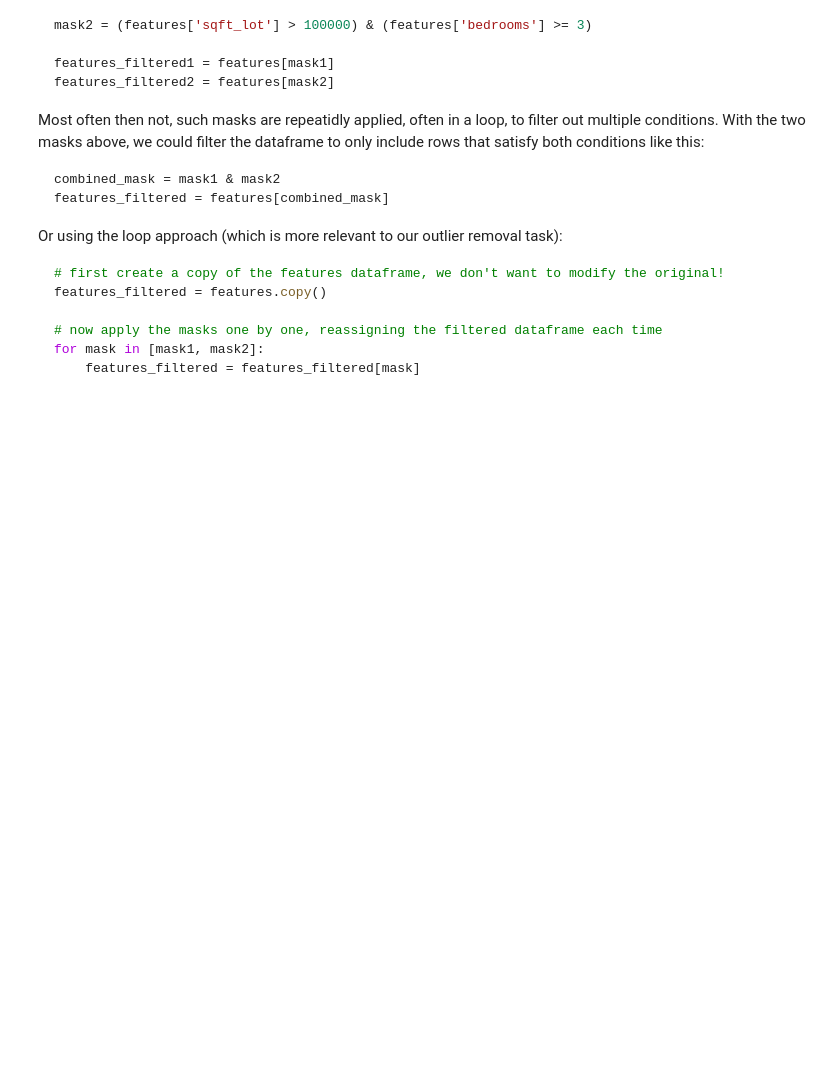
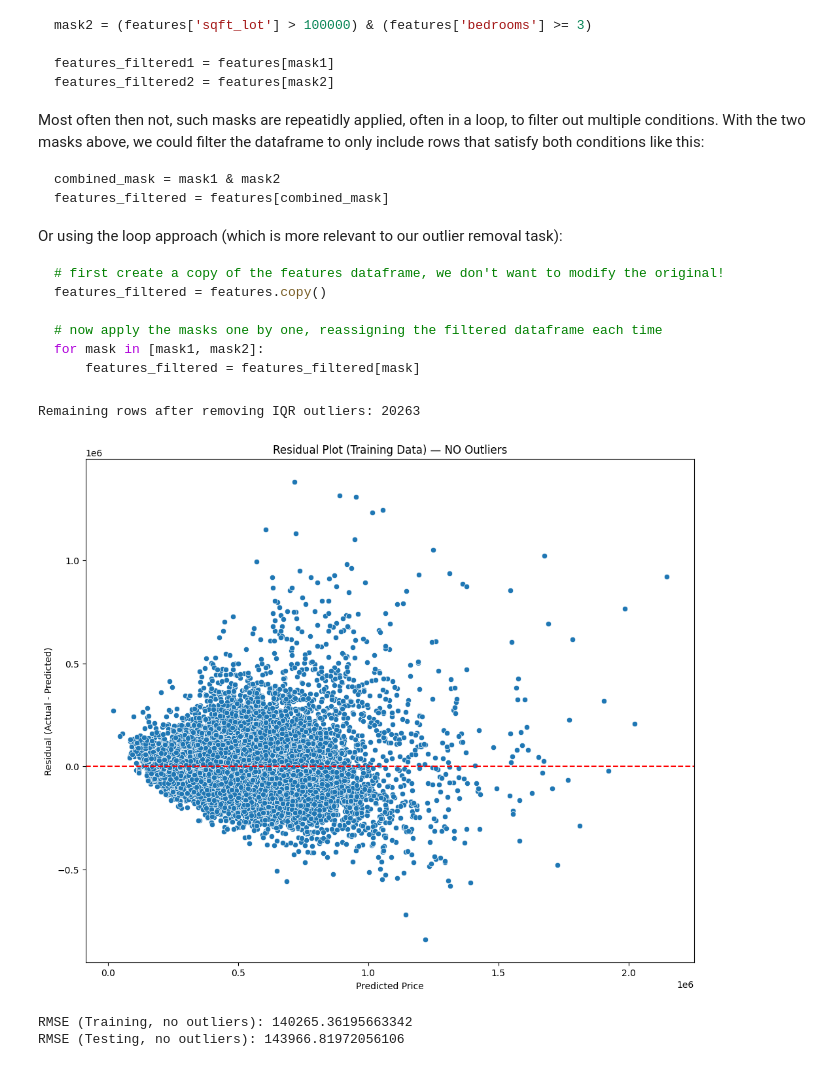
Before and after one commit to hoagson2309/concac3cm, a Jupyter notebook: Year 2/Quarter 2/Machine Learning/assignment_week_2/week_2.ipynb, the cells around one changed output. Saved outputs shown, nothing was run; the diff lists cells and outputs as text; code cells hidden in the pictures; blank space fills up the shorter version.

```diff
--- a/Year 2/Quarter 2/Machine Learning/assignment_week_2/week_2.ipynb
+++ b/Year 2/Quarter 2/Machine Learning/assignment_week_2/week_2.ipynb
@@ -994,17 +1089,76 @@ for mask in [mask1, mask2]:
 # %%
 # **EXERCISE 9** (2 points)
 #
 # In this exercise you will work with copies of the features and target dataframes where outliers have been removed.
 # These copies are already created for you below as features_no and target_no.
 #
 # 1. Remove outliers from all sqft_ features using the IQR method - you already have most of the code for this in the previous Python cell
 # 2. You may (or you may not, it's up to you) also remove the 30-bedroom house from the dataset if it's still there after doing the previous step.
 # 2. Repeat the training of the pipeline from Exercise 8 on the new data without outliers
 # 3. Plot the residuals on the training data
 # 4. Calculate and print the RMSE on both training and testing data
 
 
 # Remove outliers from sqft_ features using the IQR method
 # important: do not modify original dataframes, instead create new frames features_no, target_no
 features_no = features.copy()
 target_no = target.copy()
+
+sqft_cols = [col for col in features_no.columns if col.startswith("sqft_")]
+
+mask = pd.Series(True, index=features_no.index) #all columns are allowed at first
+
+for col in sqft_cols:
+    Q1 = features_no[col].quantile(0.25)
+    Q3 = features_no[col].quantile(0.75)
+    IQR = Q3 - Q1
+
+    lower = Q1 - 1.5 * IQR
+    upper = Q3 + 1.5 * IQR
+
+    col_mask = (features_no[col] >= lower) & (features_no[col] <= upper)
+    mask &= col_mask            # mask inside the IQR => remove apper and lower outliers
+
+features_no = features_no[mask]
+target_no = target_no[mask]
+
+print("Remaining rows after removing IQR outliers:", len(features_no))
+
+if 30 in features_no['bedrooms'].values:
+    idx = features_no[features_no['bedrooms'] == 30].index
+    features_no = features_no.drop(idx)
+    target_no = target_no.drop(idx)
+    print("Removed 30-bedroom extreme value")
+
+X_train, X_test, y_train, y_test = train_test_split( features_no, target_no, test_size=0.2, random_state=55 )
+
+poly_regressor_no = Pipeline(steps=[
+    ('column_transform', col_transformer),
+    ('poly', PolynomialFeatures(degree=2, include_bias=False)), #
+    ('scaler', StandardScaler()),
+    ('model', Ridge())
+])
+
+poly_regressor_no.fit(X_train, y_train)
+y_train_pred = poly_regressor_no.predict(X_train)
+
+residuals_no = y_train - y_train_pred
+
+plt.figure(figsize=(12,10))
+sns.scatterplot(x=y_train_pred, y=residuals_no)
+plt.axhline(0, color='red', linestyle='--')
+plt.xlabel("Predicted Price")
+plt.ylabel("Residual (Actual - Predicted)")
+plt.title("Residual Plot (Training Data) — NO Outliers")
+plt.show()
+
+rmse_train = np.sqrt(mean_squared_error(y_train, y_train_pred))
+rmse_test = np.sqrt(mean_squared_error(y_test, poly_regressor_no.predict(X_test)))
+
+print("RMSE (Training, no outliers):", rmse_train)
+print("RMSE (Testing, no outliers):", rmse_test)
+# %% [output]
+Remaining rows after removing IQR outliers: 20263
+[figure, added]
+RMSE (Training, no outliers): 140265.36195663342
+RMSE (Testing, no outliers): 143966.81972056106
```
Also changed, not shown: parts of 8 cells of this notebook.
